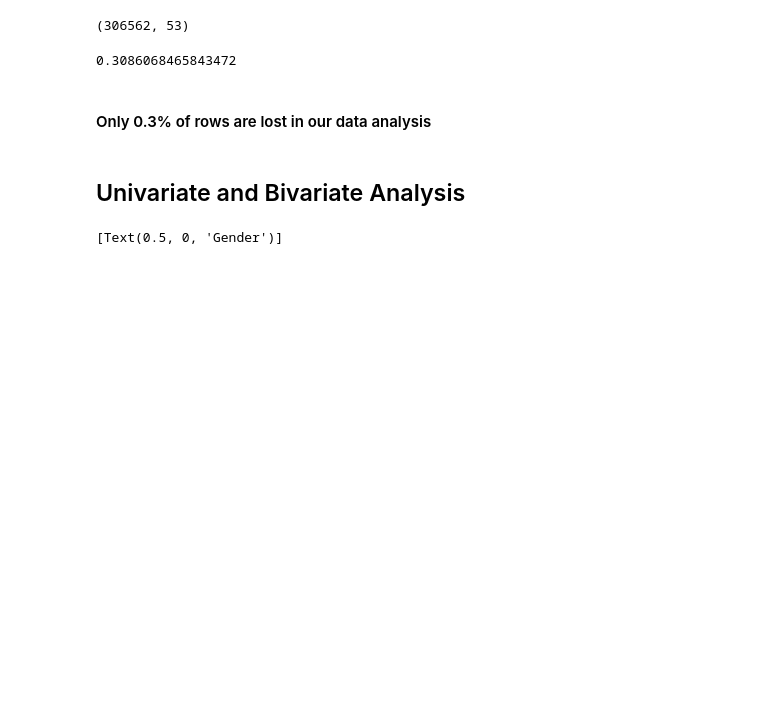
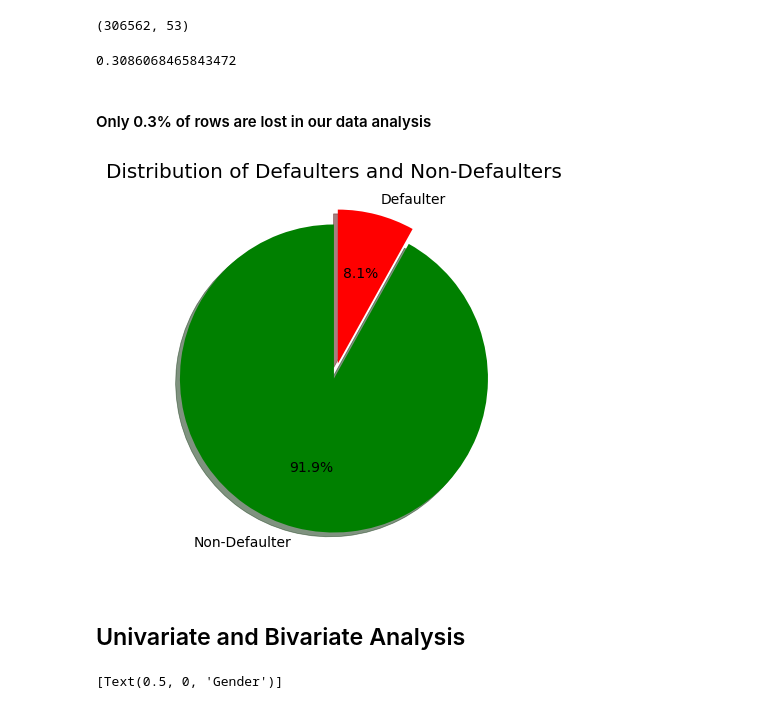
Before and after one commit to PrakNew/UpGrad, a Jupyter notebook: Credit EDA Case Study/credit-eda-case-study.ipynb, the cells around one changed output. Saved outputs shown, nothing was run; the diff lists cells and outputs as text; code cells hidden in the pictures; blank space fills up the shorter version.

Commit message:
credit eda analysis

```diff
--- a/Credit EDA Case Study/credit-eda-case-study.ipynb
+++ b/Credit EDA Case Study/credit-eda-case-study.ipynb
@@ -420,6 +420,24 @@ df_application_current.shape
 0.3086068465843472
 # %% [markdown]
 #### Only 0.3% of rows are lost in our data analysis
+# %%
+# Analysing the target variable
+
+target_counts = df_application_current['TARGET'].value_counts(normalize=True)
+labels = {0: 'Non-Defaulter', 1: 'Defaulter'}
+mapped_labels = [labels[key] for key in target_counts.index]
+
+colors = ['green','red']
+explode = (0, 0.1)
+
+plt.figure(figsize=(5,5))
+plt.pie(target_counts, labels=mapped_labels, autopct='%1.1f%%', startangle=90,
+        colors=colors, explode=explode, shadow=True)
+
+plt.title('Distribution of Defaulters and Non-Defaulters')
+plt.show()
+# %% [output]
+[figure, added]
 # %%
 # Creating a separate dataframe for defaulters and non-defaulters
 df_defaulters = df_application_current[df_application_current['TARGET'] == 1]
```
Also changed, not shown: parts of 1 cell of this notebook.
